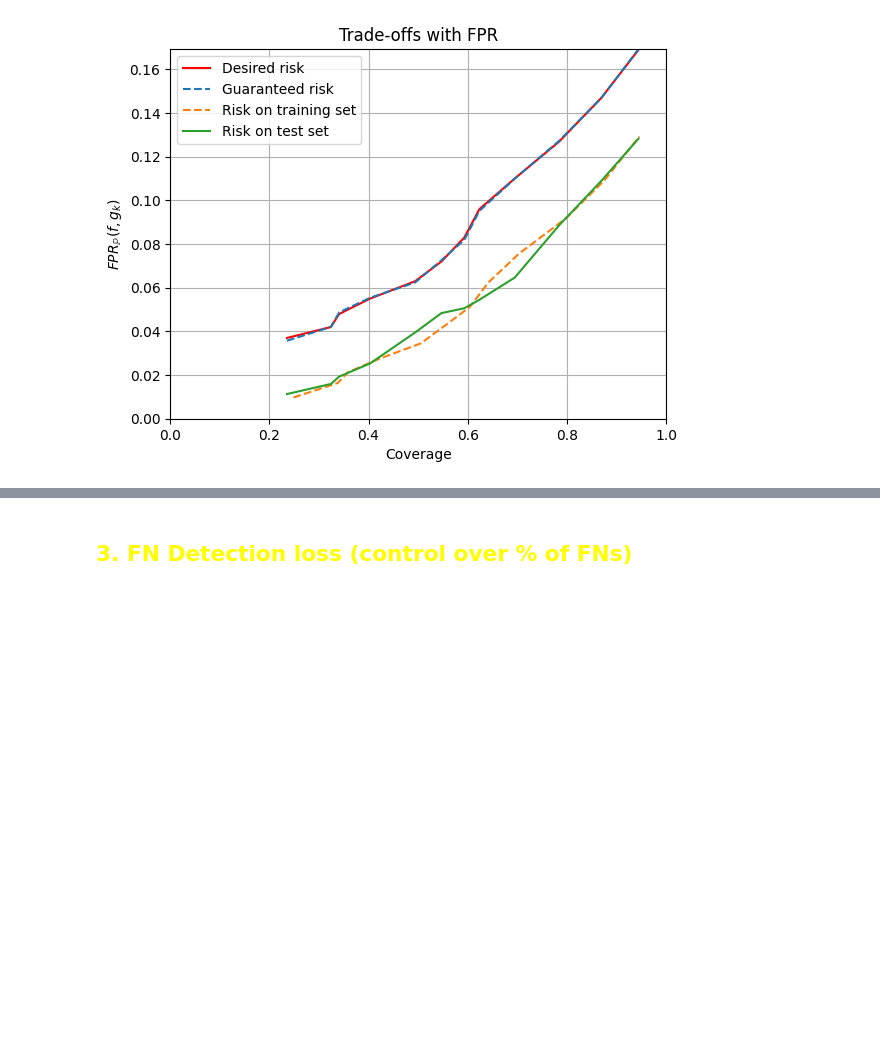
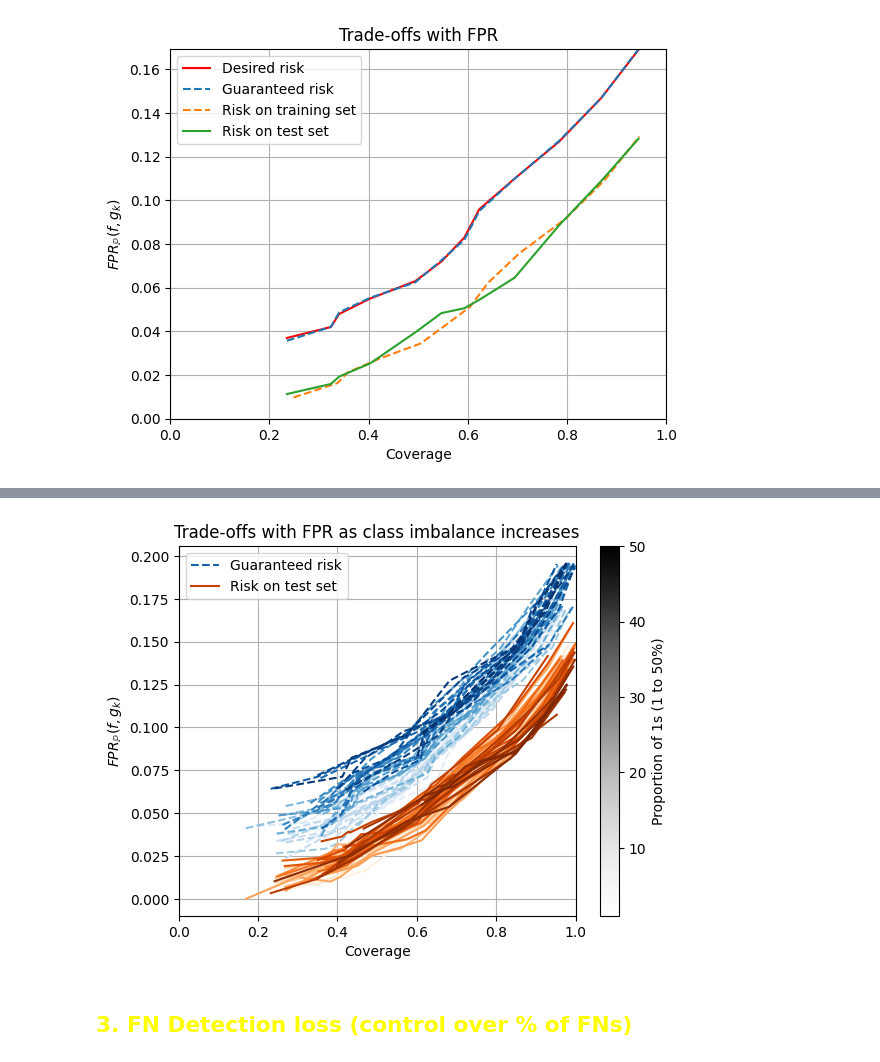
Before and after one commit to EmilienJemelen/selective-classification, a Jupyter notebook: CIFAR2/SGR.ipynb, the cells around one changed output, grey strips where cells are left out. Cells and saved outputs as stored; diff of their text form; code cells hidden in the pictures; blank space fills up the shorter version.

Commit message:
FPR upper bound implementation on cifar2 task

```diff
--- a/CIFAR2/SGR.ipynb
+++ b/CIFAR2/SGR.ipynb
@@ -364,0 +365,19 @@ plt.show()
+# %%
+all_propor_dfs = pd.DataFrame()
+
+for proportion_1 in range(1,51):
+
+    imbalanced_set = sample_with_proportion(sgr_df, label_col='y_true',
+                                            proportion_1=proportion_1/100,
+                                            sample_size=sample_size)
+
+    train_set_ = imbalanced_set.iloc[:int(sample_size/2)]
+    train_set_ = train_set_.sort_values('SR', ascending=True).reset_index(drop=True).copy()
+    test_set_ = imbalanced_set.iloc[int(sample_size/2):]
+
+    results = SGR_at_risks(train_set_, test_set_, k = int(np.log2(train_set_.shape[0])),
+                           delta=delta, desired_risks=desired_risks, metric='FPR', union=False)
+    results['proportion_1'] = proportion_1/100
+    all_propor_dfs = pd.concat([all_propor_dfs, results]).reset_index(drop=True)
+
+all_propor_dfs
@@ -365,3 +398,52 @@ plt.show()
+# %%
+# Choose colormaps
+cmap_blue = cm.get_cmap('Blues')
+cmap_orange = cm.get_cmap('Oranges')
+cmap_gray = cm.get_cmap('Grays')
+
+# Normalize for color mapping (1 to 50)
+norm = mcolors.Normalize(vmin=1, vmax=50)
+sm = cm.ScalarMappable(cmap=cmap_gray, norm=norm)
+sm.set_array([])  # Needed for colorbar
+
+# Start plotting
+fig, ax = plt.subplots()
+
+# Track line objects for grouping labels
+lines_guaranteed = []
+lines_test = []
+
+for proportion_1 in range(1, 51):
+    norm_value = proportion_1 / 50
+    color_blue = cmap_blue(norm_value)
+    color_orange = cmap_orange(norm_value)
+
+    results = all_propor_dfs.loc[all_propor_dfs.proportion_1 == proportion_1 / 100]
+
+    line1, = ax.plot(results.test_coverage, results.risk_bound, color=color_blue, linestyle='--')
+    line2, = ax.plot(results.test_coverage, results.test_risk, color=color_orange)
+
+    lines_guaranteed.append(line1)
+    lines_test.append(line2)
+
+# Add labels just once using proxy artists
+proxy_blue = plt.Line2D([0], [0], color=cmap_blue(0.8), label='Guaranteed risk', linestyle='--')
+proxy_orange = plt.Line2D([0], [0], color=cmap_orange(0.8), label='Risk on test set')
+plt.legend(handles=[proxy_blue, proxy_orange])
+
+# Add colorbar
+cbar = fig.colorbar(sm, ax=ax)
+cbar.set_label('Proportion of 1s (1 to 50%)')
+
+# Labels and formatting
+plt.xlabel('Coverage')
+plt.ylabel(r'$FPR_{\mathbb{P}}(f,g_k)$')
+plt.title('Trade-offs with FPR as class imbalance increases')
+plt.grid()
+plt.xlim(0, 1)
+plt.show()
+# %% [output]
+[figure, added]
 # %% [markdown]
 ## <font color = 'yellow'> 3. __FN Detection loss__ (control over % of FNs)
 # %% [markdown]
```
Also changed, not shown: parts of 3 cells of this notebook.
